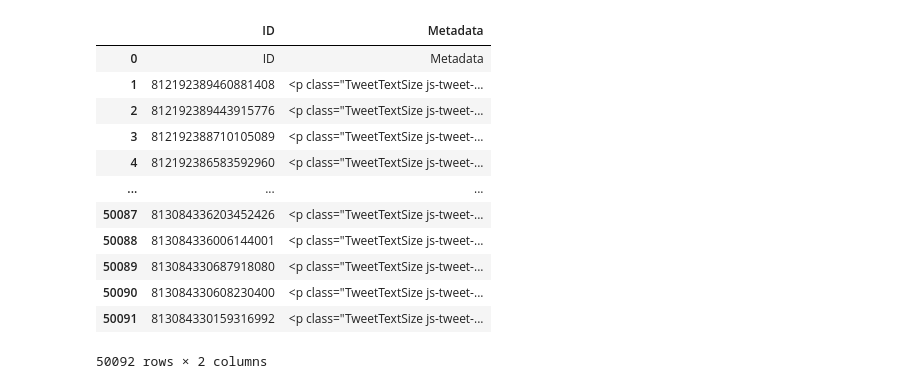
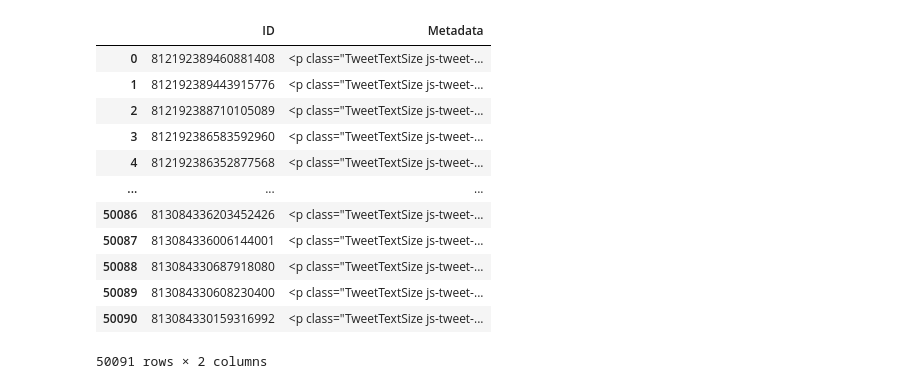
Before and after one commit to bladealec/christmas_tweets, a Jupyter notebook: xmas_tweet_cleaning.ipynb, the cells around one changed output. Cells and saved outputs as stored; diff of their text form; code cells hidden in the pictures.

```diff
--- a/xmas_tweet_cleaning.ipynb
+++ b/xmas_tweet_cleaning.ipynb
@@ -4,25 +7,25 @@ import csv
 # %%
 # delimeter is comma, but tweets have commas
 # bring everything in as one column then split on first comma
 
-xmas_tweets = pd.read_csv('HolidayTweets.csv', sep='\t', header=None)
+xmas_tweets = pd.read_csv('HolidayTweets.csv', sep='\t', header=None, skiprows=1)
 
 xmas_tweets = xmas_tweets[0].str.split(',', n=1, expand=True)
 
 xmas_tweets.columns = ['ID', 'Metadata']
 
 xmas_tweets
 # %% [output]
 |  | ID | Metadata |
-| 0 | ID | Metadata |
-| 1 | 812192389460881408 | <p class="TweetTextSize js-tweet-... |
-| 2 | 812192389443915776 | <p class="TweetTextSize js-tweet-... |
-| 3 | 812192388710105089 | <p class="TweetTextSize js-tweet-... |
-| 4 | 812192386583592960 | <p class="TweetTextSize js-tweet-... |
+| 0 | 812192389460881408 | <p class="TweetTextSize js-tweet-... |
+| 1 | 812192389443915776 | <p class="TweetTextSize js-tweet-... |
+| 2 | 812192388710105089 | <p class="TweetTextSize js-tweet-... |
+| 3 | 812192386583592960 | <p class="TweetTextSize js-tweet-... |
+| 4 | 812192386352877568 | <p class="TweetTextSize js-tweet-... |
 | ... | ... | ... |
-| 50087 | 813084336203452426 | <p class="TweetTextSize js-tweet-... |
-| 50088 | 813084336006144001 | <p class="TweetTextSize js-tweet-... |
-| 50089 | 813084330687918080 | <p class="TweetTextSize js-tweet-... |
-| 50090 | 813084330608230400 | <p class="TweetTextSize js-tweet-... |
-| 50091 | 813084330159316992 | <p class="TweetTextSize js-tweet-... |
+| 50086 | 813084336203452426 | <p class="TweetTextSize js-tweet-... |
+| 50087 | 813084336006144001 | <p class="TweetTextSize js-tweet-... |
+| 50088 | 813084330687918080 | <p class="TweetTextSize js-tweet-... |
+| 50089 | 813084330608230400 | <p class="TweetTextSize js-tweet-... |
+| 50090 | 813084330159316992 | <p class="TweetTextSize js-tweet-... |
-50092 rows × 2 columns
+50091 rows × 2 columns
```
Also changed, not shown: parts of 15 cells of this notebook.
